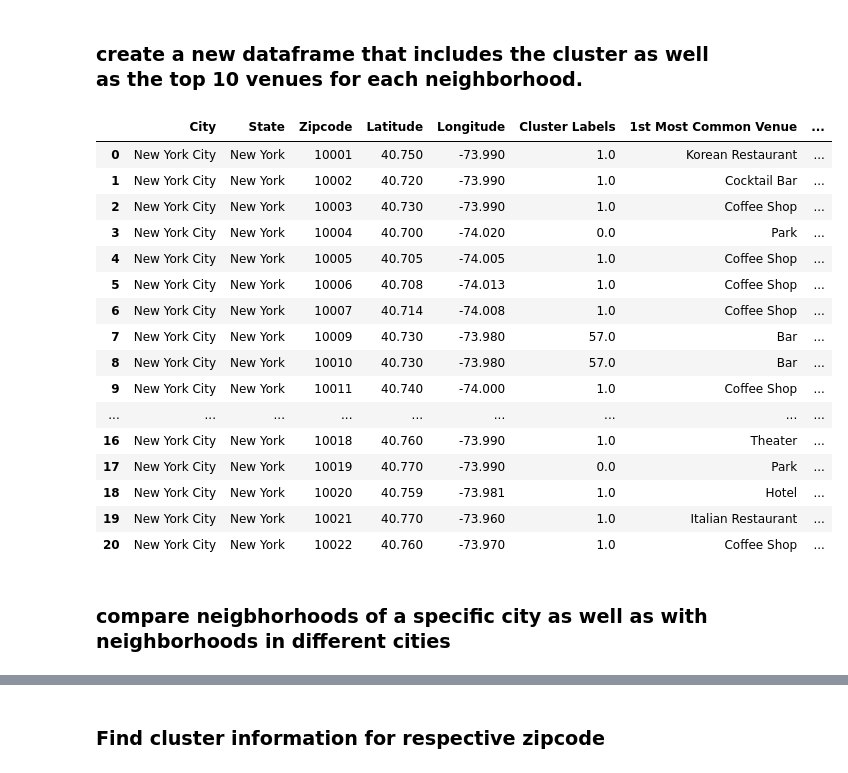
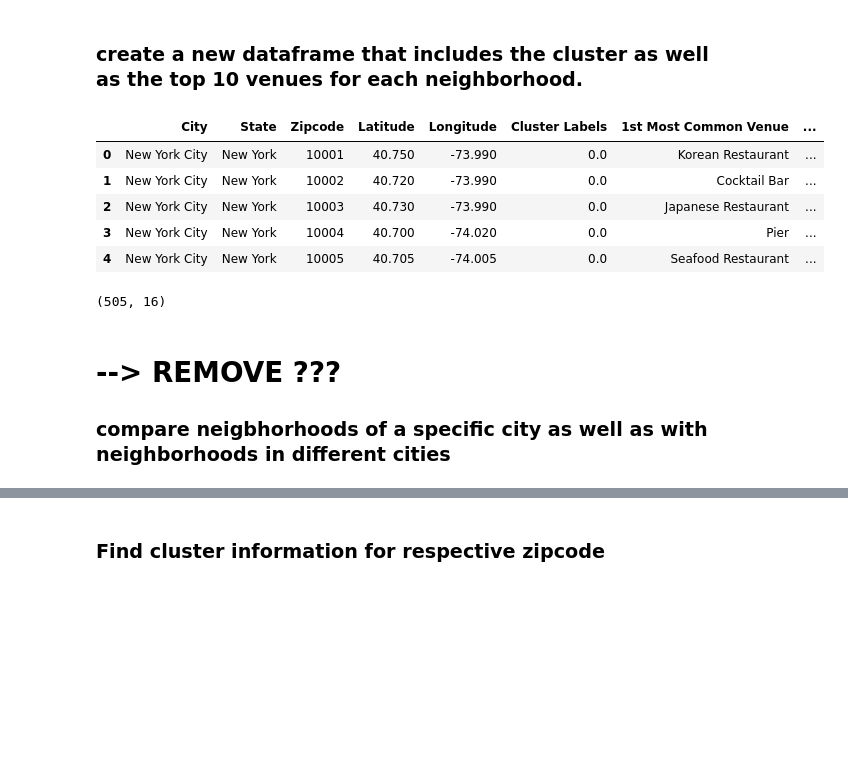
Before and after one commit to ztk007/Coursera_Capstone, a Jupyter notebook: Applied Data Science Capstone Week 4 and 5.ipynb, the cells around one changed output, grey strips where cells are left out. Drawn from its saved outputs; the diff is of its cells as text; code cells hidden in the pictures; blank space fills up the shorter version.

```diff
--- a/Applied Data Science Capstone Week 4 and 5.ipynb
+++ b/Applied Data Science Capstone Week 4 and 5.ipynb
@@ -467,39 +490,36 @@ array([29, 25, 25, 25, 25, 25, 25, 25,  7,  7], dtype=int32)
 # %% [markdown]
 ### re-cluster with appropriate "k"-value
 # %%
-kmeans = KMeans(n_clusters=100, random_state=0).fit(df_grouped_clustering)
+# there is an elbow at k = 9
+
+kmeans = KMeans(n_clusters=9, random_state=0).fit(df_grouped_clustering)
 # %% [markdown]
 ### create a new dataframe that includes the cluster as well as the top 10 venues for each neighborhood.
 # %%
 # add clustering labels
 zipcodes_venues_sorted.insert(0, 'Cluster Labels', kmeans.labels_)
 
 df_merged = df
 
 # merge df_grouped with df_data to add latitude/longitude for each zipcode
 df_merged = df_merged.join(zipcodes_venues_sorted.set_index('Zipcode'), on='Zipcode')
 
 # DBX -> FIX
 df_merged = df_merged.dropna()
 
-df_merged.head(20) # check the last columns!
+df_merged.head() # check the last columns!
 # %% [output]
 |  | City | State | Zipcode | Latitude | Longitude | Cluster Labels | 1st Most Common Venue | ... |
-| 0 | New York City | New York | 10001 | 40.750 | -73.990 | 1.0 | Korean Restaurant | ... |
-| 1 | New York City | New York | 10002 | 40.720 | -73.990 | 1.0 | Cocktail Bar | ... |
-| 2 | New York City | New York | 10003 | 40.730 | -73.990 | 1.0 | Coffee Shop | ... |
-| 3 | New York City | New York | 10004 | 40.700 | -74.020 | 0.0 | Park | ... |
-| 4 | New York City | New York | 10005 | 40.705 | -74.005 | 1.0 | Coffee Shop | ... |
-| 5 | New York City | New York | 10006 | 40.708 | -74.013 | 1.0 | Coffee Shop | ... |
-| 6 | New York City | New York | 10007 | 40.714 | -74.008 | 1.0 | Coffee Shop | ... |
-| 7 | New York City | New York | 10009 | 40.730 | -73.980 | 57.0 | Bar | ... |
-| 8 | New York City | New York | 10010 | 40.730 | -73.980 | 57.0 | Bar | ... |
-| 9 | New York City | New York | 10011 | 40.740 | -74.000 | 1.0 | Coffee Shop | ... |
-| ... | ... | ... | ... | ... | ... | ... | ... | ... |
-| 16 | New York City | New York | 10018 | 40.760 | -73.990 | 1.0 | Theater | ... |
-| 17 | New York City | New York | 10019 | 40.770 | -73.990 | 0.0 | Park | ... |
-| 18 | New York City | New York | 10020 | 40.759 | -73.981 | 1.0 | Hotel | ... |
-| 19 | New York City | New York | 10021 | 40.770 | -73.960 | 1.0 | Italian Restaurant | ... |
-| 20 | New York City | New York | 10022 | 40.760 | -73.970 | 1.0 | Coffee Shop | ... |
+| 0 | New York City | New York | 10001 | 40.750 | -73.990 | 0.0 | Korean Restaurant | ... |
+| 1 | New York City | New York | 10002 | 40.720 | -73.990 | 0.0 | Cocktail Bar | ... |
+| 2 | New York City | New York | 10003 | 40.730 | -73.990 | 0.0 | Japanese Restaurant | ... |
+| 3 | New York City | New York | 10004 | 40.700 | -74.020 | 0.0 | Pier | ... |
+| 4 | New York City | New York | 10005 | 40.705 | -74.005 | 0.0 | Seafood Restaurant | ... |
+# %%
+df_merged.shape
+# %% [output]
+(505, 16)
 # %% [markdown]
+# --> REMOVE ???
+
 ### compare neigbhorhoods of a specific city as well as with neighborhoods in different cities
```
Also changed, not shown: parts of 21 cells of this notebook.
